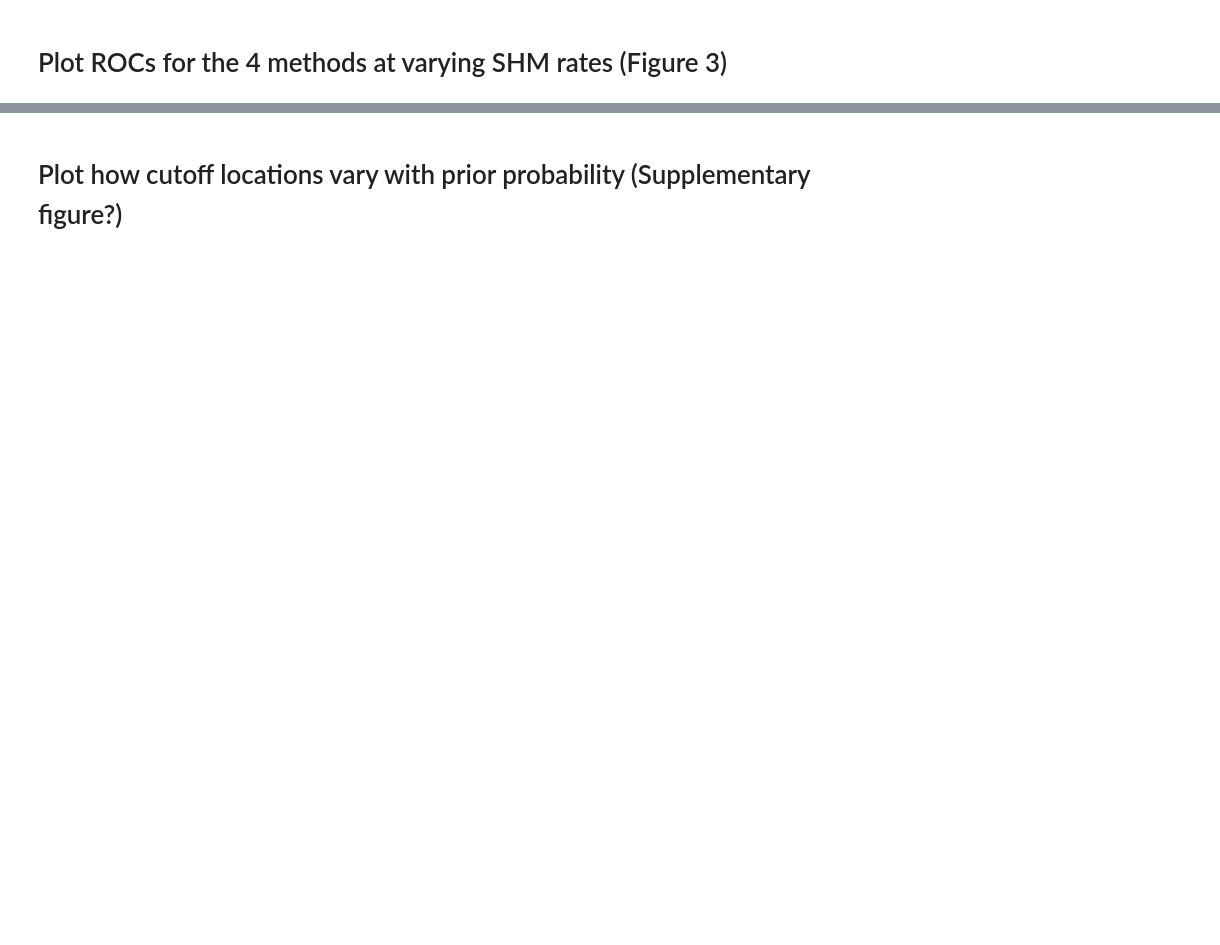
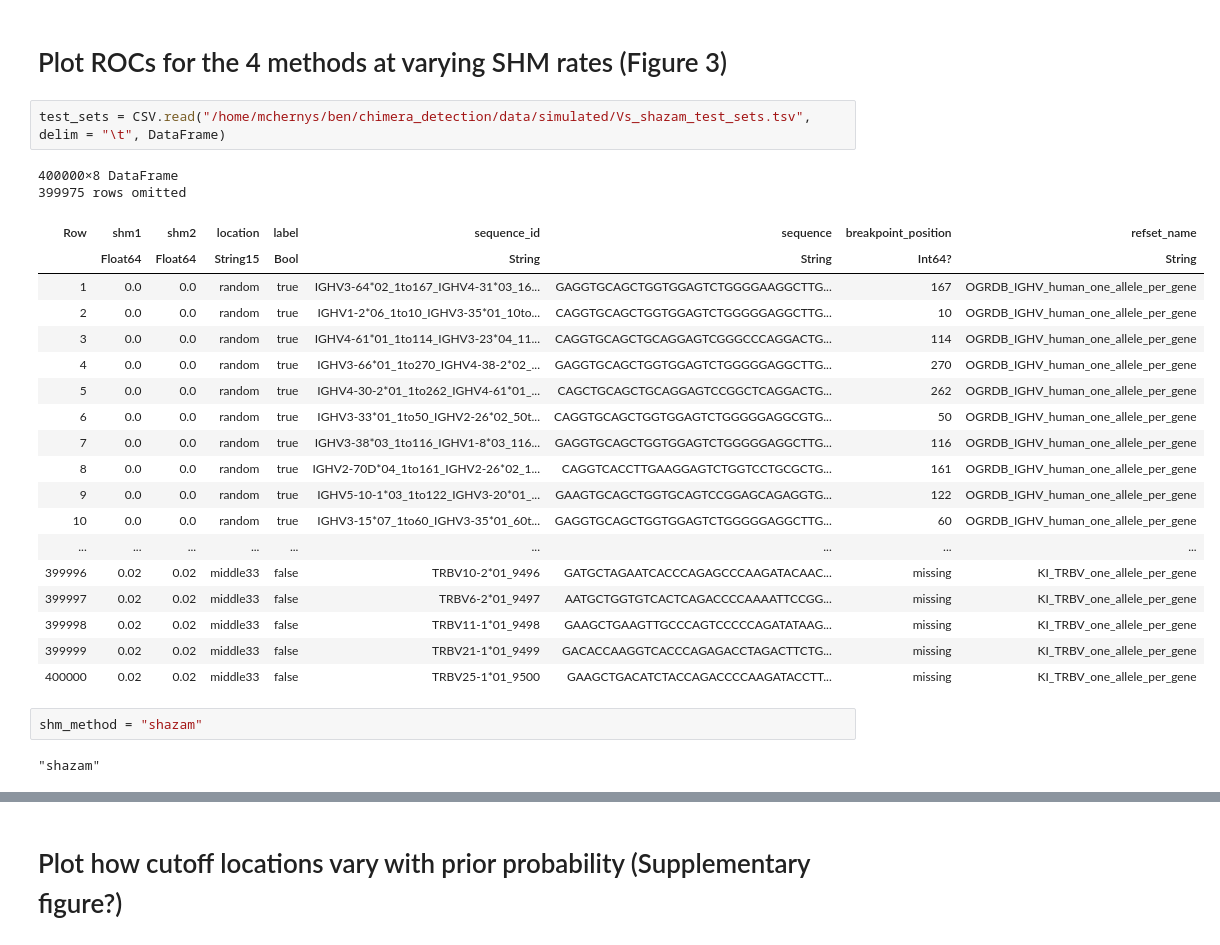
Before and after one commit to MurrellGroup/CHMMAIRRaAnalyses, a Jupyter notebook: notebooks/simulations.ipynb, the cells around one changed output, grey strips where cells are left out. Cells and saved outputs as stored; diff of their text form; blank space fills up the shorter version.

```diff
--- a/notebooks/simulations.ipynb
+++ b/notebooks/simulations.ipynb
@@ -115,5 +345,32 @@ end
 # %% [markdown]
 # Plot ROCs for the 4 methods at varying SHM rates (Figure 3)
+# %%
+test_sets = CSV.read("/home/mchernys/ben/chimera_detection/data/simulated/Vs_shazam_test_sets.tsv", delim = "\t", DataFrame)
+# %% [output]
+400000×8 DataFrame
+399975 rows omitted
+| Row | shm1 | shm2 | location | label | sequence_id | sequence | breakpoint_position | refset_name |
+|  | Float64 | Float64 | String15 | Bool | String | String | Int64? | String |
+| 1 | 0.0 | 0.0 | random | true | IGHV3-64*02_1to167_IGHV4-31*03_16... | GAGGTGCAGCTGGTGGAGTCTGGGGAAGGCTTG... | 167 | OGRDB_IGHV_human_one_allele_per_gene |
+| 2 | 0.0 | 0.0 | random | true | IGHV1-2*06_1to10_IGHV3-35*01_10to... | CAGGTGCAGCTGGTGGAGTCTGGGGGAGGCTTG... | 10 | OGRDB_IGHV_human_one_allele_per_gene |
+| 3 | 0.0 | 0.0 | random | true | IGHV4-61*01_1to114_IGHV3-23*04_11... | CAGGTGCAGCTGCAGGAGTCGGGCCCAGGACTG... | 114 | OGRDB_IGHV_human_one_allele_per_gene |
+| 4 | 0.0 | 0.0 | random | true | IGHV3-66*01_1to270_IGHV4-38-2*02_... | GAGGTGCAGCTGGTGGAGTCTGGGGGAGGCTTG... | 270 | OGRDB_IGHV_human_one_allele_per_gene |
+| 5 | 0.0 | 0.0 | random | true | IGHV4-30-2*01_1to262_IGHV4-61*01_... | CAGCTGCAGCTGCAGGAGTCCGGCTCAGGACTG... | 262 | OGRDB_IGHV_human_one_allele_per_gene |
+| 6 | 0.0 | 0.0 | random | true | IGHV3-33*01_1to50_IGHV2-26*02_50t... | CAGGTGCAGCTGGTGGAGTCTGGGGGAGGCGTG... | 50 | OGRDB_IGHV_human_one_allele_per_gene |
+| 7 | 0.0 | 0.0 | random | true | IGHV3-38*03_1to116_IGHV1-8*03_116... | GAGGTGCAGCTGGTGGAGTCTGGGGGAGGCTTG... | 116 | OGRDB_IGHV_human_one_allele_per_gene |
+| 8 | 0.0 | 0.0 | random | true | IGHV2-70D*04_1to161_IGHV2-26*02_1... | CAGGTCACCTTGAAGGAGTCTGGTCCTGCGCTG... | 161 | OGRDB_IGHV_human_one_allele_per_gene |
+| 9 | 0.0 | 0.0 | random | true | IGHV5-10-1*03_1to122_IGHV3-20*01_... | GAAGTGCAGCTGGTGCAGTCCGGAGCAGAGGTG... | 122 | OGRDB_IGHV_human_one_allele_per_gene |
+| 10 | 0.0 | 0.0 | random | true | IGHV3-15*07_1to60_IGHV3-35*01_60t... | GAGGTGCAGCTGGTGGAGTCTGGGGGAGGCTTG... | 60 | OGRDB_IGHV_human_one_allele_per_gene |
+| ... | ... | ... | ... | ... | ... | ... | ... | ... |
+| 399996 | 0.02 | 0.02 | middle33 | false | TRBV10-2*01_9496 | GATGCTAGAATCACCCAGAGCCCAAGATACAAC... | missing | KI_TRBV_one_allele_per_gene |
+| 399997 | 0.02 | 0.02 | middle33 | false | TRBV6-2*01_9497 | AATGCTGGTGTCACTCAGACCCCAAAATTCCGG... | missing | KI_TRBV_one_allele_per_gene |
+| 399998 | 0.02 | 0.02 | middle33 | false | TRBV11-1*01_9498 | GAAGCTGAAGTTGCCCAGTCCCCCAGATATAAG... | missing | KI_TRBV_one_allele_per_gene |
+| 399999 | 0.02 | 0.02 | middle33 | false | TRBV21-1*01_9499 | GACACCAAGGTCACCCAGAGACCTAGACTTCTG... | missing | KI_TRBV_one_allele_per_gene |
+| 400000 | 0.02 | 0.02 | middle33 | false | TRBV25-1*01_9500 | GAAGCTGACATCTACCAGACCCCAAGATACCTT... | missing | KI_TRBV_one_allele_per_gene |
+# %%
+shm_method = "shazam"
+# %% [output]
+"shazam"
 # %%
 ROC_plots = Dict()
 CHMMera_cutoffs = [0.999, 0.95, 0.5]
```
Also changed, not shown: parts of 37 cells of this notebook, 10 other files.
